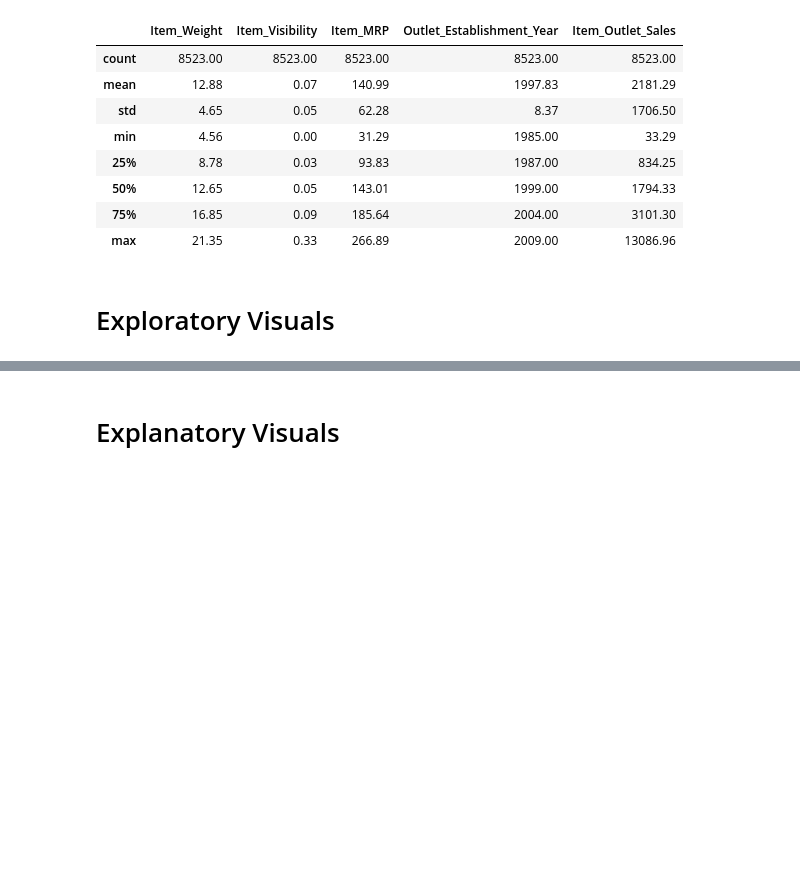
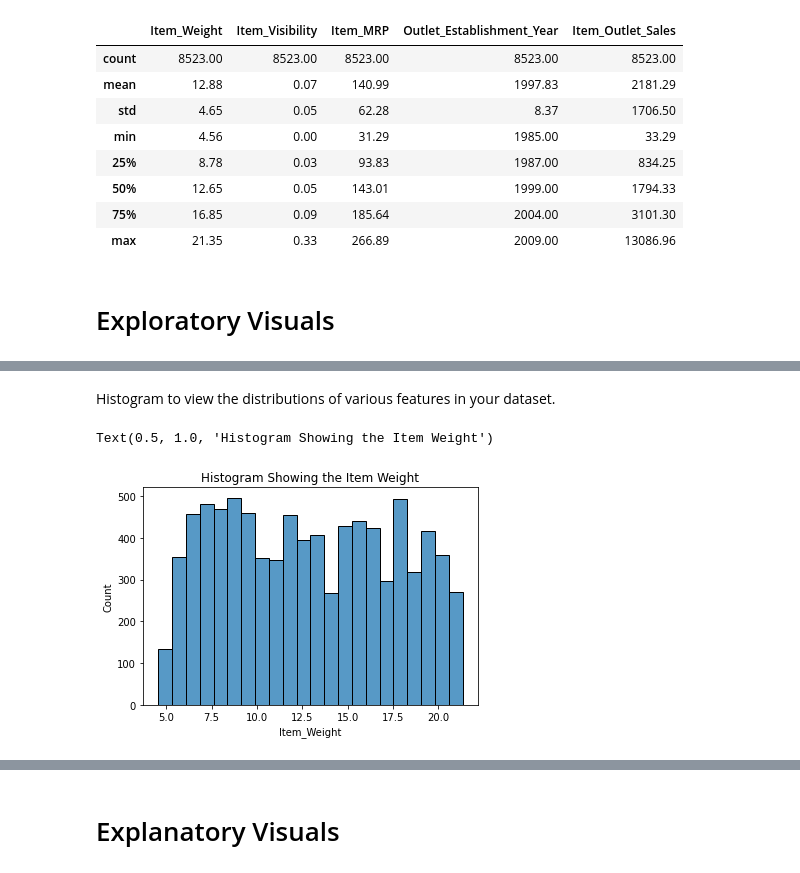
Before and after one commit to Jonher0100/Food-sales, a Jupyter notebook: Jonathan_Hernandez_Project.ipynb, the cells around one changed output, grey strips where cells are left out. Cells and saved outputs as stored; diff of their text form; code cells hidden in the pictures; blank space fills up the shorter version.

```diff
--- a/Jonathan_Hernandez_Project.ipynb
+++ b/Jonathan_Hernandez_Project.ipynb
@@ -316,0 +349,10 @@ df.describe(include = 'number').round(2)
+# %% [markdown]
+Histogram to view the distributions of various features in your dataset.
+# %%
+# Creating a histogram with seaborn
+ax = sns.histplot(data = df, x = 'Item_Weight')
+# Setting a title for our Histogram
+ax.set_title('Histogram Showing the Item Weight')
+# %% [output]
+Text(0.5, 1.0, 'Histogram Showing the Item Weight')
+[figure, added]
```
Also changed, not shown: parts of 12 cells of this notebook.
